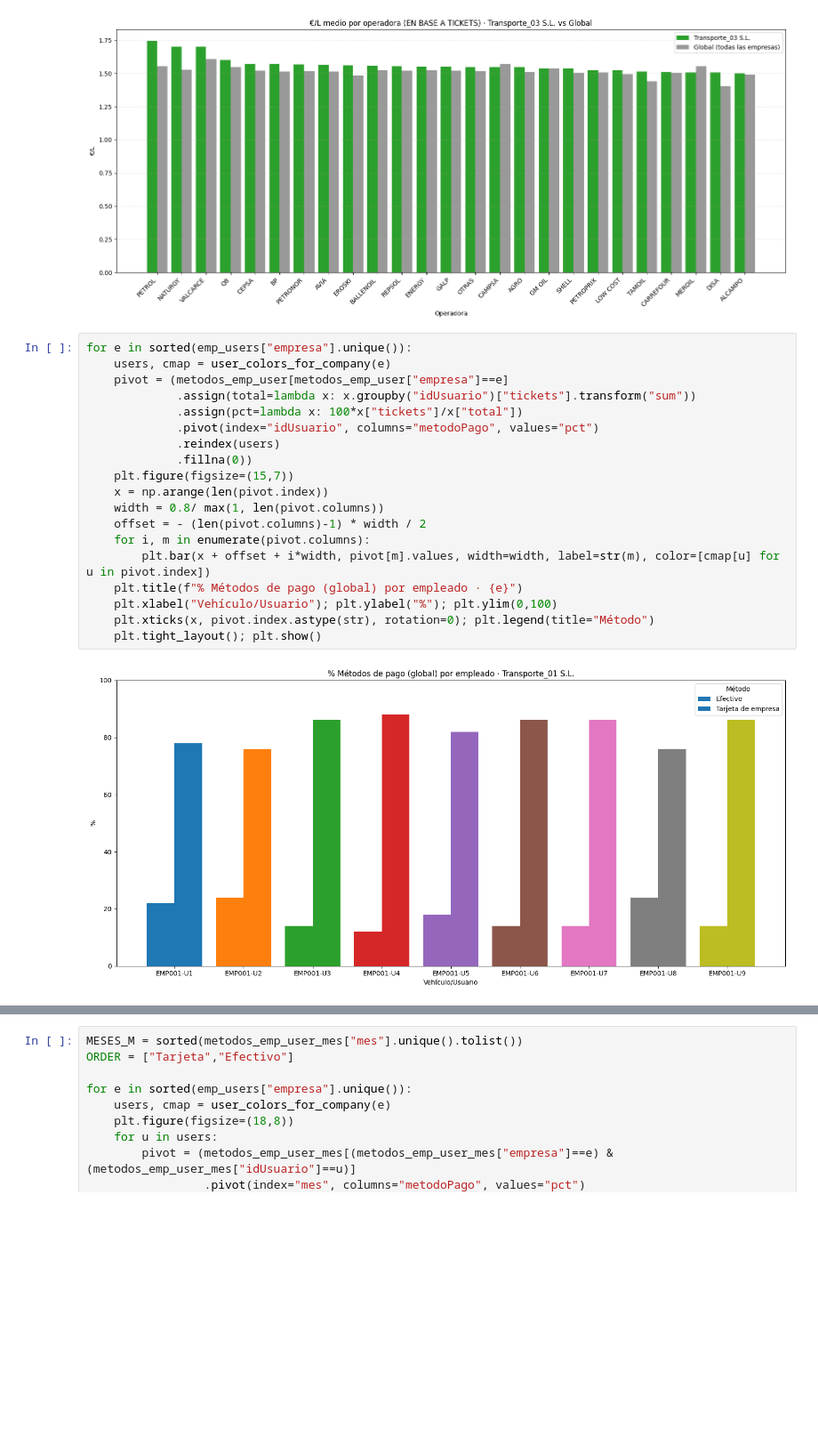
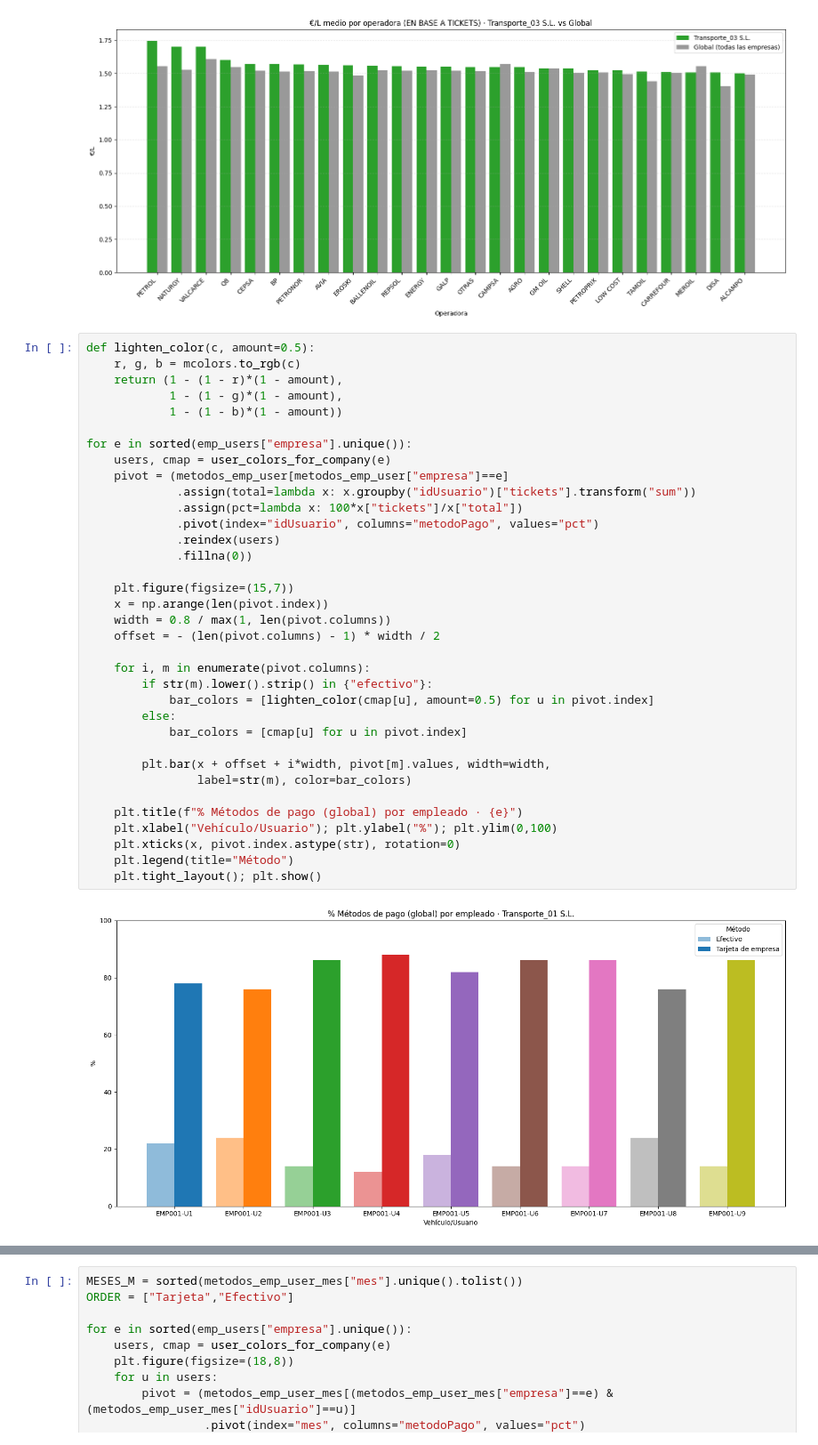
Before and after one commit to UnaiFam/reto1-bridge-data, a Jupyter notebook: Estadistica Basica Empresa - Gasolina.ipynb, the cells around one changed output, grey strips where cells are left out. Shown at 89% size. Saved outputs shown, nothing was run; the diff lists cells and outputs as text; blank space fills up the shorter version.

```diff
--- a/Estadistica Basica Empresa - Gasolina.ipynb
+++ b/Estadistica Basica Empresa - Gasolina.ipynb
@@ -334,23 +336,39 @@ for e in sorted(pm_empresa_ticket["empresa"].unique()):
 [figure]
 [figure]
 # %%
+def lighten_color(c, amount=0.5):
+    r, g, b = mcolors.to_rgb(c)
+    return (1 - (1 - r)*(1 - amount),
+            1 - (1 - g)*(1 - amount),
+            1 - (1 - b)*(1 - amount))
+
 for e in sorted(emp_users["empresa"].unique()):
     users, cmap = user_colors_for_company(e)
     pivot = (metodos_emp_user[metodos_emp_user["empresa"]==e]
              .assign(total=lambda x: x.groupby("idUsuario")["tickets"].transform("sum"))
              .assign(pct=lambda x: 100*x["tickets"]/x["total"])
              .pivot(index="idUsuario", columns="metodoPago", values="pct")
              .reindex(users)
              .fillna(0))
+
     plt.figure(figsize=(15,7))
     x = np.arange(len(pivot.index))
-    width = 0.8/ max(1, len(pivot.columns))
-    offset = - (len(pivot.columns)-1) * width / 2
+    width = 0.8 / max(1, len(pivot.columns))
+    offset = - (len(pivot.columns) - 1) * width / 2
+
     for i, m in enumerate(pivot.columns):
-        plt.bar(x + offset + i*width, pivot[m].values, width=width, label=str(m), color=[cmap[u] for u in pivot.index])
+        if str(m).lower().strip() in {"efectivo"}:
+            bar_colors = [lighten_color(cmap[u], amount=0.5) for u in pivot.index]
+        else:
+            bar_colors = [cmap[u] for u in pivot.index]
+
+        plt.bar(x + offset + i*width, pivot[m].values, width=width,
+                label=str(m), color=bar_colors)
+
     plt.title(f"% Métodos de pago (global) por empleado · {e}")
     plt.xlabel("Vehículo/Usuario"); plt.ylabel("%"); plt.ylim(0,100)
-    plt.xticks(x, pivot.index.astype(str), rotation=0); plt.legend(title="Método")
+    plt.xticks(x, pivot.index.astype(str), rotation=0)
+    plt.legend(title="Método")
     plt.tight_layout(); plt.show()
 # %% [output]
-[figure, old version]
+[figure, new version]
```
Also changed, not shown: parts of 2 cells of this notebook, 8 other files.
